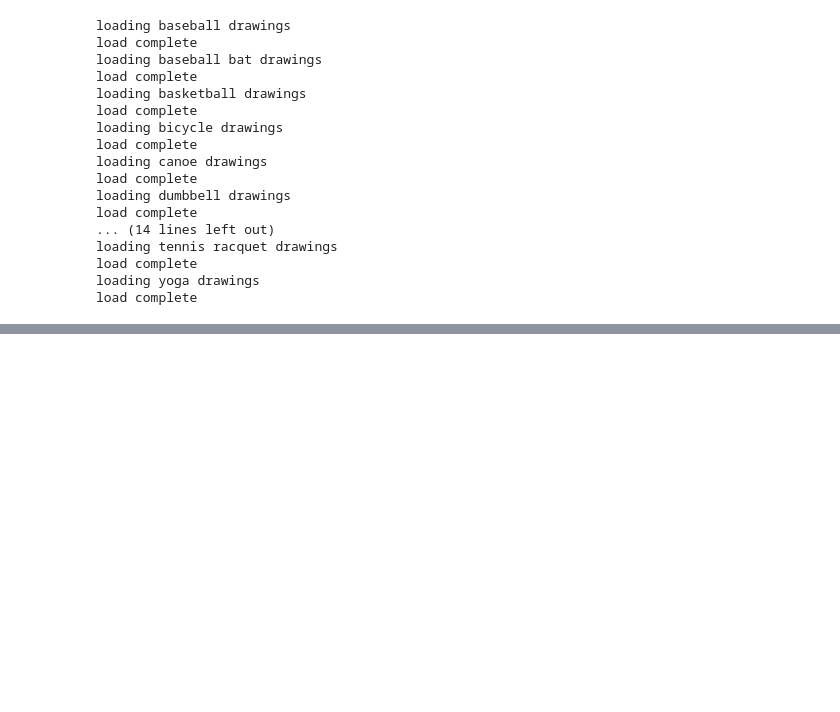
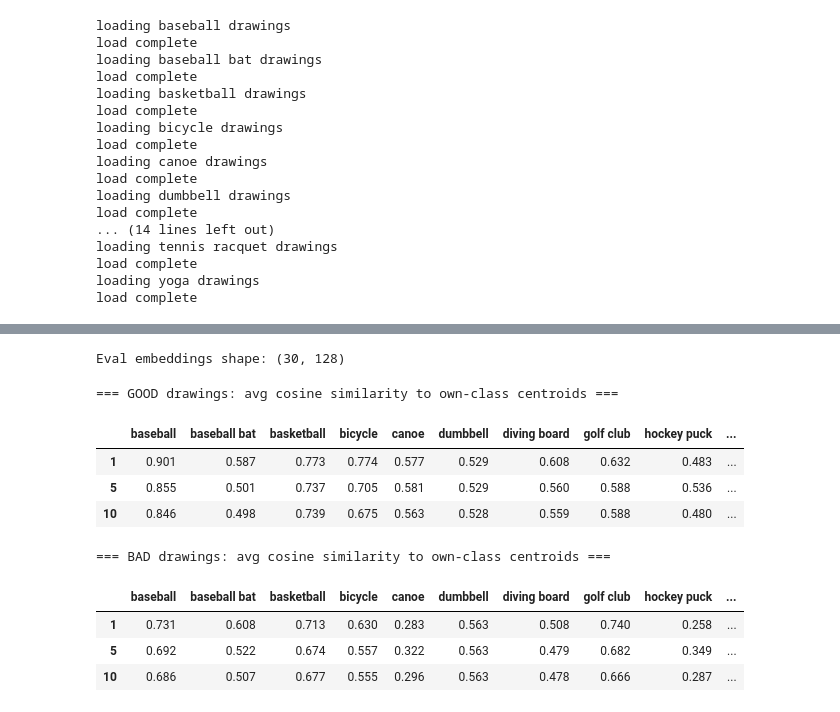
Before and after one commit to acmucsd-projects/su26-ai-team-3, a Jupyter notebook: baselines/simplecnn/sports_simplecnn.ipynb, the cells around one changed output, grey strips where cells are left out. Drawn from its saved outputs; the diff is of its cells as text; code cells hidden in the pictures; blank space fills up the shorter version.

Commit message:
update sports cnn

```diff
--- a/baselines/simplecnn/sports_simplecnn.ipynb
+++ b/baselines/simplecnn/sports_simplecnn.ipynb
@@ -195,0 +266,10 @@ plt.show()
+# %%
+from pathlib import Path
+
+OUTPUT_DIR = Path("../../data/centroids")
+OUTPUT_DIR.mkdir(parents=True, exist_ok=True)
+
+for k in K_VALUES:
+    fname = OUTPUT_DIR / f"sports_{k}.npz"
+    np.savez(fname, centroids=centroids[k], categories=np.array(CATEGORIES))
+    print(f"Saved {fname}, shape={centroids[k].shape}")
@@ -195,0 +316,44 @@ plt.show()
+# %%
+eval_X = np.array(eval_images) / 255.0
+eval_X_t = torch.tensor(eval_X, dtype=torch.float32).unsqueeze(1).to(device)
+
+model.eval()
+with torch.no_grad():
+    _, eval_embeddings = model(eval_X_t, return_embedding=True)
+eval_embeddings = eval_embeddings.cpu().numpy()  # (30, EMBEDDING_DIM)
+
+print(f"Eval embeddings shape: {eval_embeddings.shape}")
+# %% [output]
+Eval embeddings shape: (30, 128)
+# %%
+from sklearn.metrics.pairwise import cosine_similarity
+
+results = {"good": pd.DataFrame(index=K_VALUES, columns=EVAL_CATEGORIES, dtype=float),
+           "bad":  pd.DataFrame(index=K_VALUES, columns=EVAL_CATEGORIES, dtype=float)}
+
+for i, (cat, quality) in enumerate(zip(eval_labels, eval_quality)):
+    class_idx = CATEGORIES.index(cat)  # still index into full CATEGORIES, since centroids array covers all 15
+    emb = eval_embeddings[i].reshape(1, -1)
+
+    for k in K_VALUES:
+        class_centroids = centroids[k][class_idx]
+        sims = cosine_similarity(emb, class_centroids)
+        avg_sim = sims.mean()
+        results[quality].loc[k, cat] = avg_sim
+# %%
+print("=== GOOD drawings: avg cosine similarity to own-class centroids ===")
+display(results["good"].round(3))
+
+print("\n=== BAD drawings: avg cosine similarity to own-class centroids ===")
+display(results["bad"].round(3))
+# %% [output]
+=== GOOD drawings: avg cosine similarity to own-class centroids ===
+|  | baseball | baseball bat | basketball | bicycle | canoe | dumbbell | diving board | golf club | hockey puck | ... |
+| 1 | 0.901 | 0.587 | 0.773 | 0.774 | 0.577 | 0.529 | 0.608 | 0.632 | 0.483 | ... |
+| 5 | 0.855 | 0.501 | 0.737 | 0.705 | 0.581 | 0.529 | 0.560 | 0.588 | 0.536 | ... |
+| 10 | 0.846 | 0.498 | 0.739 | 0.675 | 0.563 | 0.528 | 0.559 | 0.588 | 0.480 | ... |
+=== BAD drawings: avg cosine similarity to own-class centroids ===
+|  | baseball | baseball bat | basketball | bicycle | canoe | dumbbell | diving board | golf club | hockey puck | ... |
+| 1 | 0.731 | 0.608 | 0.713 | 0.630 | 0.283 | 0.563 | 0.508 | 0.740 | 0.258 | ... |
+| 5 | 0.692 | 0.522 | 0.674 | 0.557 | 0.322 | 0.563 | 0.479 | 0.682 | 0.349 | ... |
+| 10 | 0.686 | 0.507 | 0.677 | 0.555 | 0.296 | 0.563 | 0.478 | 0.666 | 0.287 | ... |
```
Also changed, not shown: parts of 12 cells of this notebook.
